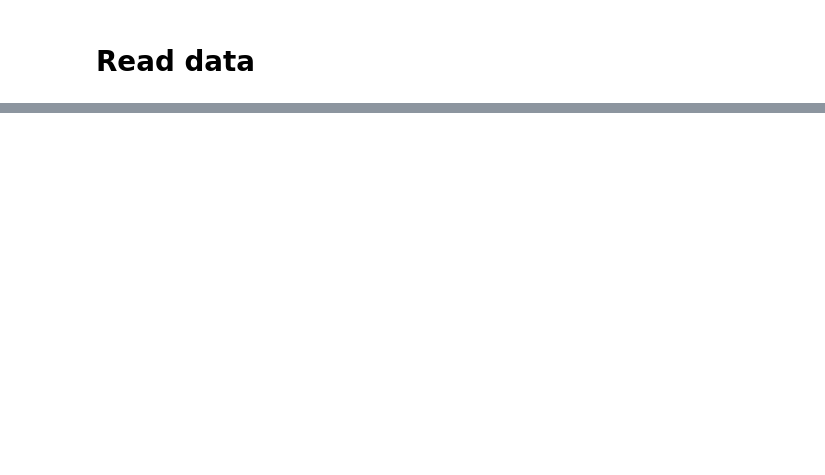
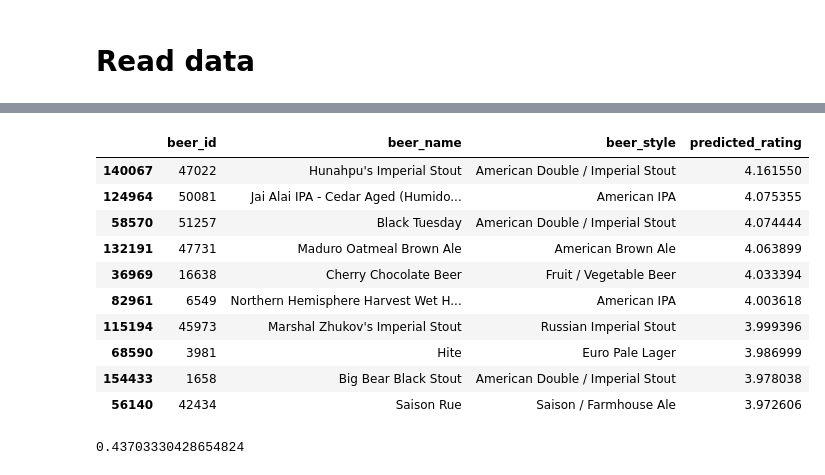
Before and after one commit to geo-chalk/Msc-Data-Science-AUEB, a Jupyter notebook: Recommender_Systems/Project_1/project_1.ipynb, the cells around one changed output, grey strips where cells are left out. Cells and saved outputs as stored; diff of their text form; code cells hidden in the pictures; blank space fills up the shorter version.

```diff
--- a/Recommender_Systems/Project_1/project_1.ipynb
+++ b/Recommender_Systems/Project_1/project_1.ipynb
@@ -641,0 +404,6 @@ from users who tend to like what you like:
+# %%
+import numpy as np
+
+#compute the average rating per user
+user_means=np.mean(ratings_np, axis = 1)
+user_means.shape
@@ -641,0 +412,10 @@ from users who tend to like what you like:
+# %%
+#subtract the mean from each rating
+ratings_np_centered = ratings_np - user_means.reshape(-1, 1)
+ratings_np_centered
+
+#unique user and movie num
+user_num = reviews.user_id.unique().shape[0]
+movie_num = reviews.beer_id.unique().shape[0]
+
+user_num,movie_num
@@ -641,0 +429,6 @@ from users who tend to like what you like:
+# %%
+#svd library
+from scipy.sparse.linalg import svds
+
+#perform svd with k singular values (features)
+U, sigma, Vt = svds(ratings_np_centered, k = 50)
@@ -641,0 +447,2 @@ from users who tend to like what you like:
+# %%
+sigma = np.diag(sigma) # put the singular values in a diag matrix
@@ -641,0 +522,14 @@ from users who tend to like what you like:
+# %%
+recommend(5, reviews,U,sigma,Vt,user_means,10, ratings_matrix)
+# %% [output]
+|  | beer_id | beer_name | beer_style | predicted_rating |
+| 140067 | 47022 | Hunahpu's Imperial Stout | American Double / Imperial Stout | 4.161550 |
+| 124964 | 50081 | Jai Alai IPA - Cedar Aged (Humido... | American IPA | 4.075355 |
+| 58570 | 51257 | Black Tuesday | American Double / Imperial Stout | 4.074444 |
+| 132191 | 47731 | Maduro Oatmeal Brown Ale | American Brown Ale | 4.063899 |
+| 36969 | 16638 | Cherry Chocolate Beer | Fruit / Vegetable Beer | 4.033394 |
+| 82961 | 6549 | Northern Hemisphere Harvest Wet H... | American IPA | 4.003618 |
+| 115194 | 45973 | Marshal Zhukov's Imperial Stout | Russian Imperial Stout | 3.999396 |
+| 68590 | 3981 | Hite | Euro Pale Lager | 3.986999 |
+| 154433 | 1658 | Big Bear Black Stout | American Double / Imperial Stout | 3.978038 |
+| 56140 | 42434 | Saison Rue | Saison / Farmhouse Ale | 3.972606 |
@@ -641,0 +577,4 @@ from users who tend to like what you like:
+# %%
+validate(5, reviews,U,sigma,Vt,user_means,ratings_matrix)
+# %% [output]
+0.43703330428654824
```
Also changed, not shown: parts of 56 cells of this notebook, 4 other files.
